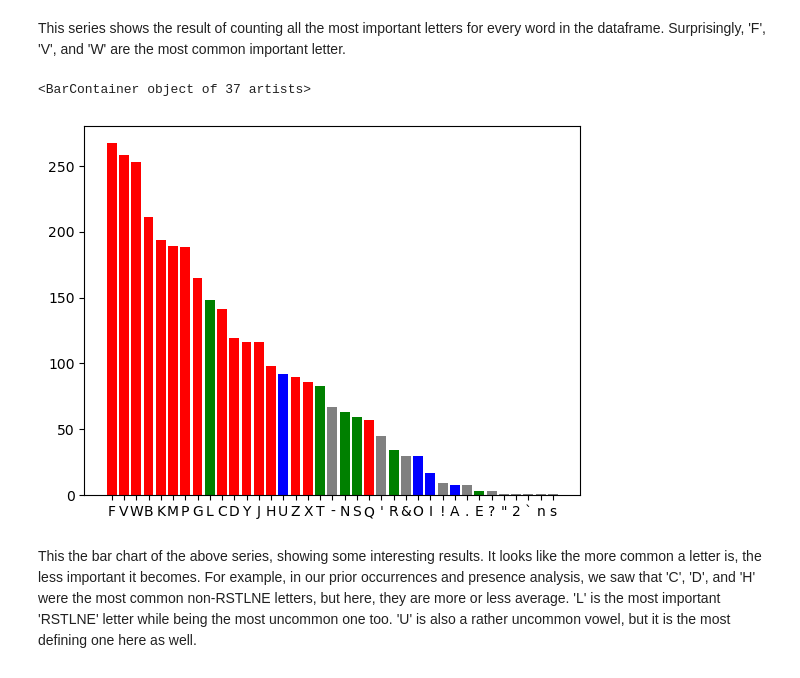
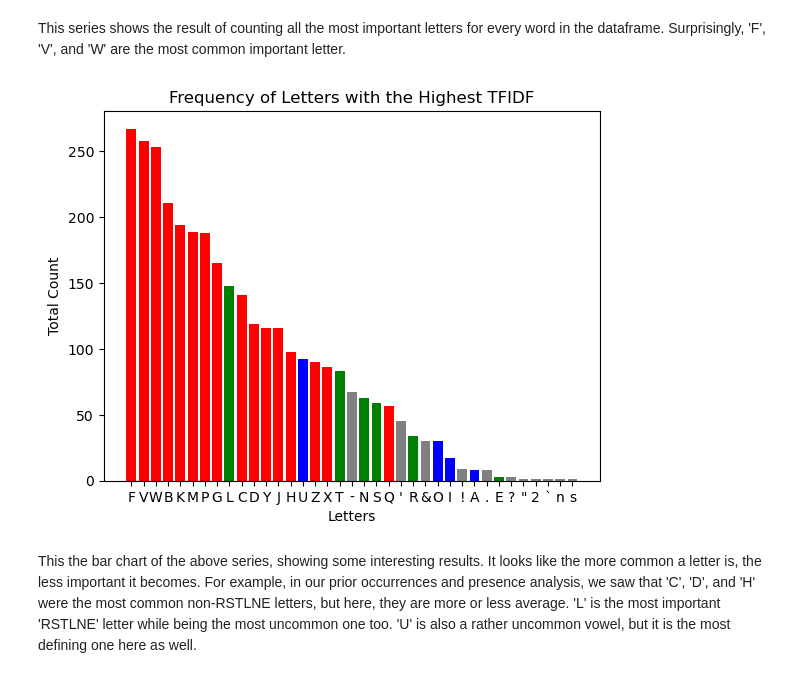
Before and after one commit to chengeric155/Wheel-of-Fortune-Analysis, a Jupyter notebook: WoF_Analysis.ipynb, the cells around one changed output. Cells and saved outputs as stored; diff of their text form; code cells hidden in the pictures.

```diff
--- a/WoF_Analysis.ipynb
+++ b/WoF_Analysis.ipynb
@@ -457,11 +460,16 @@ This series shows the result of counting all the most important letters for ever
 # %%
 letters = top1_counts.index
 colors = [set_color(letter) for letter in letters]
 
 plt.bar(top1_counts.index, top1_counts.values, color=colors)
+plt.xlabel('Letters')
+plt.ylabel('Total Count')
+plt.title('Frequency of Letters with the Highest TFIDF')
+
+plt.savefig('assets/top1_tfidf.png', bbox_inches='tight')
+plt.show()
 # %% [output]
-<BarContainer object of 37 artists>
-[figure, old version]
+[figure, new version]
 # %% [markdown]
 This the bar chart of the above series, showing some interesting results. It looks like the more common a letter is, the less important it becomes. For example, in our prior occurrences and presence analysis, we saw that 'C', 'D', and 'H' were the most common non-RSTLNE letters, but here, they are more or less average. 'L' is the most important 'RSTLNE' letter while being the most uncommon one too. 'U' is also a rather uncommon vowel, but it is the most defining one here as well.
 # %%
```
Also changed, not shown: parts of 11 cells of this notebook, 7 other files.
